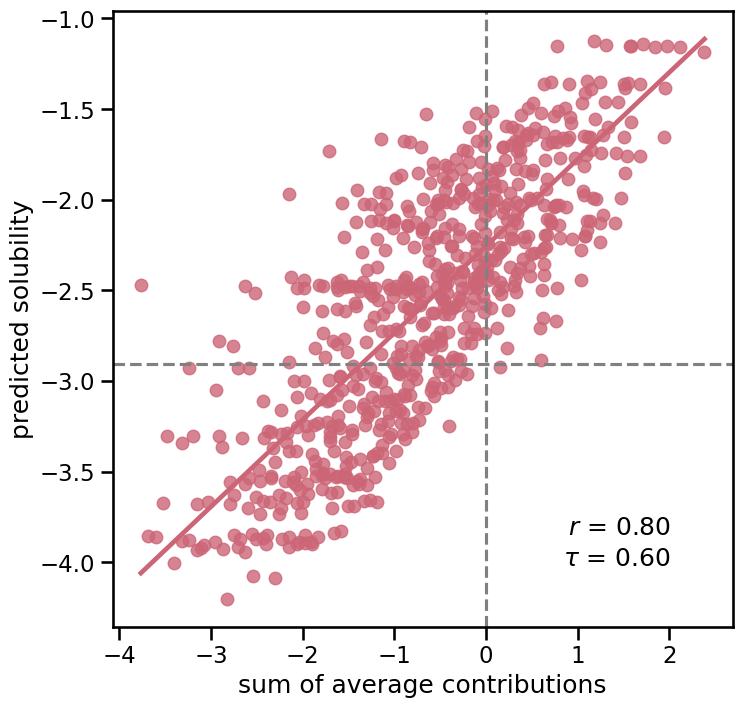
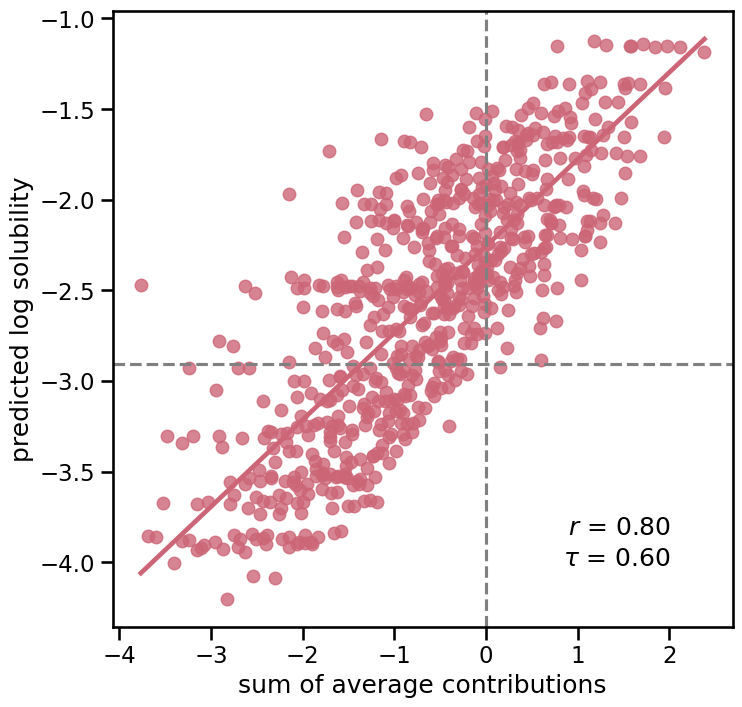
The notebook cell's code change between the first figure and the second:
--- before
+++ after
@@ -7,5 +7,5 @@
 
 axs.set_xlabel('sum of average contributions')
-axs.set_ylabel('predicted solubility')
+axs.set_ylabel('predicted log solubility')
 
 
@@ -31,2 +31,5 @@
             bbox_inches='tight',
             )
+fig.savefig(os.path.join(fig_folder, f'1_solubility_dataset_{dataset_of_interest}_model_{model_of_interest}_split_{split_of_interest}_n_{n_attach}.pdf'), 
+            bbox_inches='tight',
+            )

Commit: Updates solubility figure